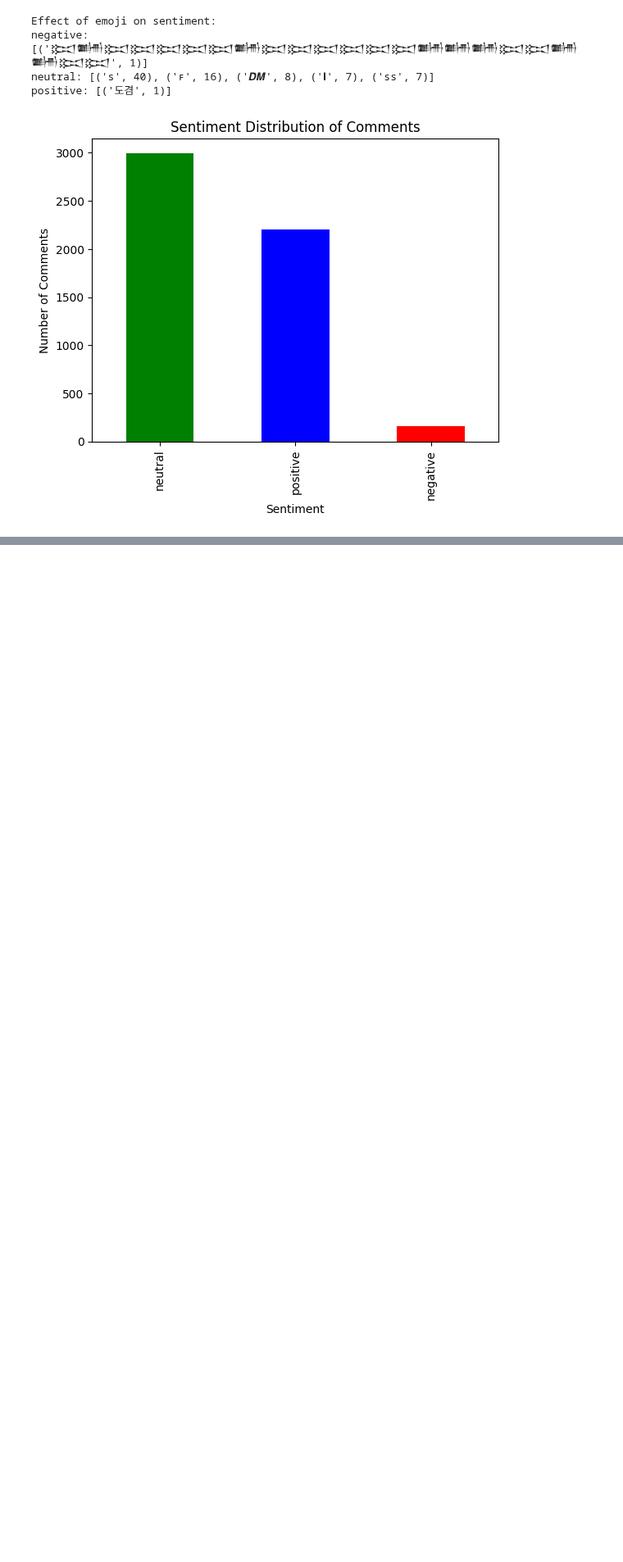
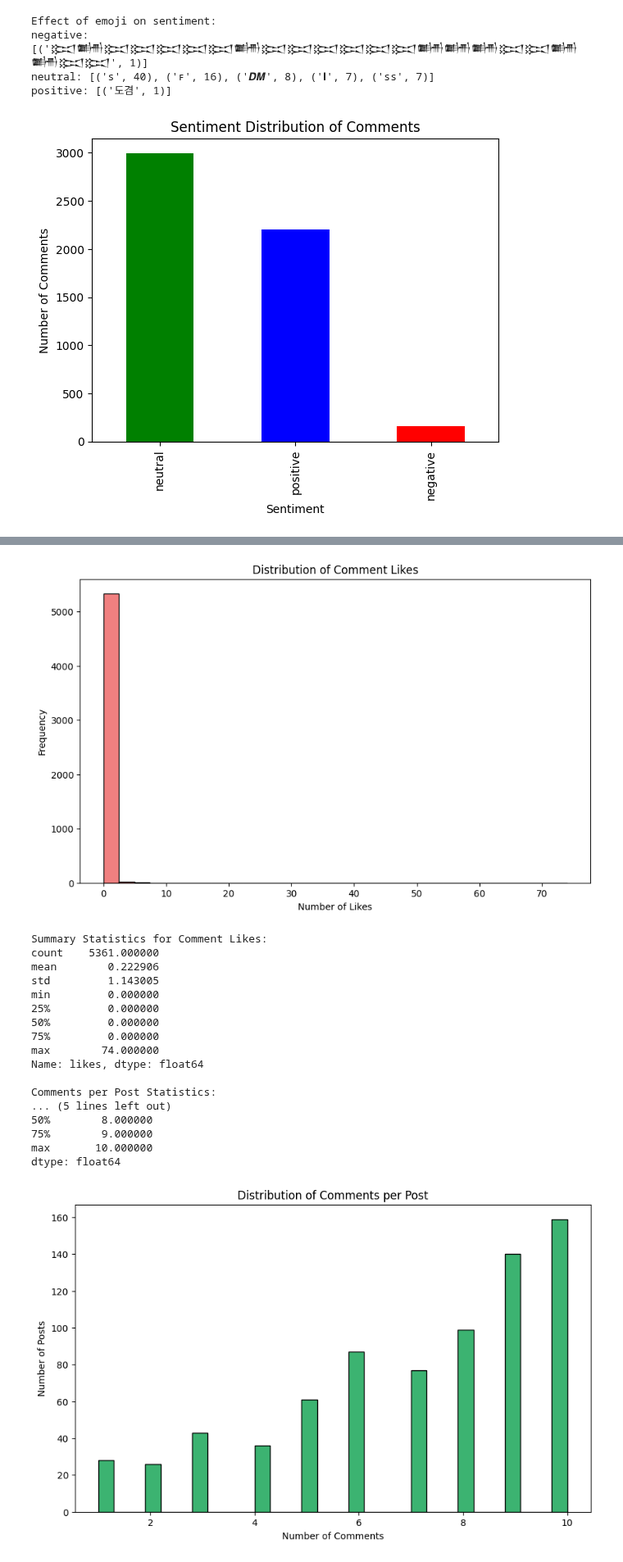
Before and after one commit to 23092003e/A-Fashion-Recommendation-System-via-Sequence-Mining-on-Social-Media-, a Jupyter notebook: notebooks/Data_PreProcessing.ipynb, the cells around one changed output, grey strips where cells are left out. Shown at 82% size. Saved outputs shown, nothing was run; the diff lists cells and outputs as text; code cells hidden in the pictures; blank space fills up the shorter version.

```diff
--- a/notebooks/Data_PreProcessing.ipynb
+++ b/notebooks/Data_PreProcessing.ipynb
@@ -639,0 +724,57 @@ plt.show()
+# %%
+# Plot distribution of comment likes
+plt.figure(figsize=(10, 6))
+plt.hist(comments_df['likes'], bins=30, color='lightcoral', edgecolor='black')
+plt.title('Distribution of Comment Likes')
+plt.xlabel('Number of Likes')
+plt.ylabel('Frequency')
+plt.show()
+
+# Calculate and print summary statistics for comment likes
+print("\nSummary Statistics for Comment Likes:")
+print(comments_df['likes'].describe())
+
+# Calculate comments per post
+comments_per_post = comments_df.groupby('post_id').size()
+print("\nComments per Post Statistics:")
+print(comments_per_post.describe())
+
+# Plot distribution of comments per post
+plt.figure(figsize=(10, 6))
+plt.hist(comments_per_post, bins=30, color='mediumseagreen', edgecolor='black')
+plt.title('Distribution of Comments per Post')
+plt.xlabel('Number of Comments')
+plt.ylabel('Number of Posts')
+plt.show()
+
+# Print interpretation
+print("\nInterpretation:")
+print("1. Comment Likes Distribution:")
+print("   - Most comments receive few or no likes")
+print("   - The distribution is heavily right-skewed")
+print("   - Very few comments receive significant engagement")
+
+print("\n2. Comments per Post Distribution:")
+print("   - Most posts receive a moderate number of comments")
+print("   - Some posts generate significantly more discussion")
+print("   - The distribution shows variation in post engagement levels")
+# %% [output]
+[figure, added]
+Summary Statistics for Comment Likes:
+count    5361.000000
+mean        0.222906
+std         1.143005
+min         0.000000
+25%         0.000000
+50%         0.000000
+75%         0.000000
+max        74.000000
+Name: likes, dtype: float64
+
+Comments per Post Statistics:
+... (5 lines left out)
+50%        8.000000
+75%        9.000000
+max       10.000000
+dtype: float64
+[figure, added]
```
Also changed, not shown: parts of 11 cells of this notebook, 1 other file.
